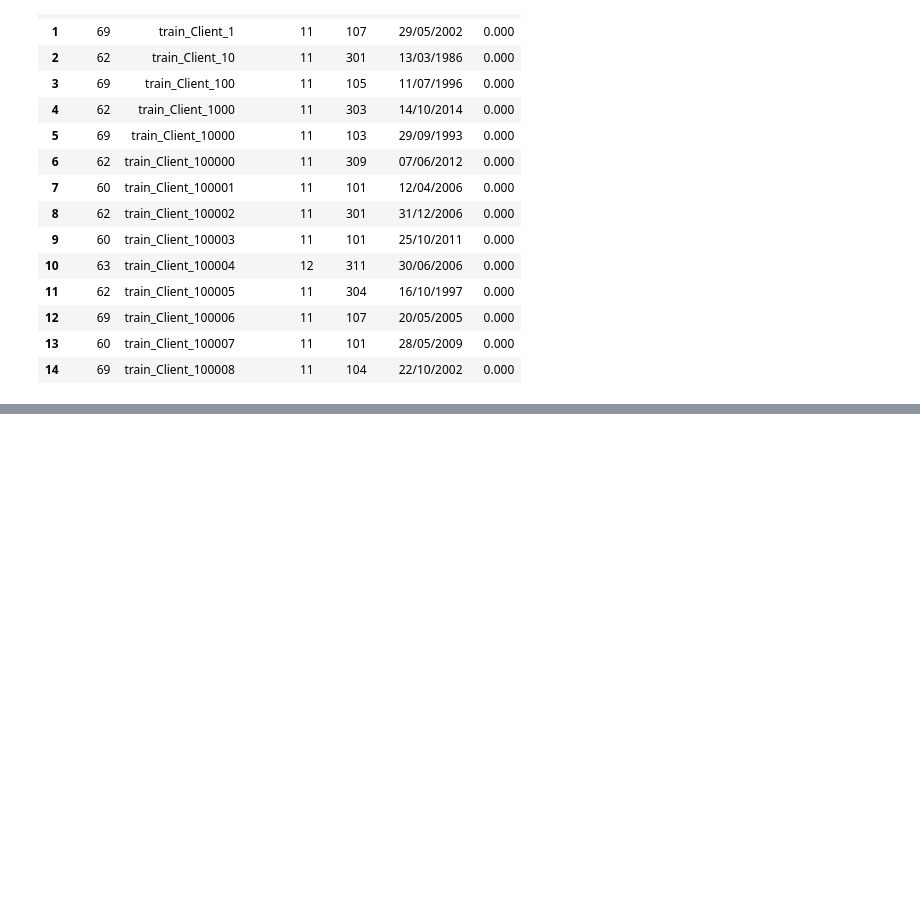
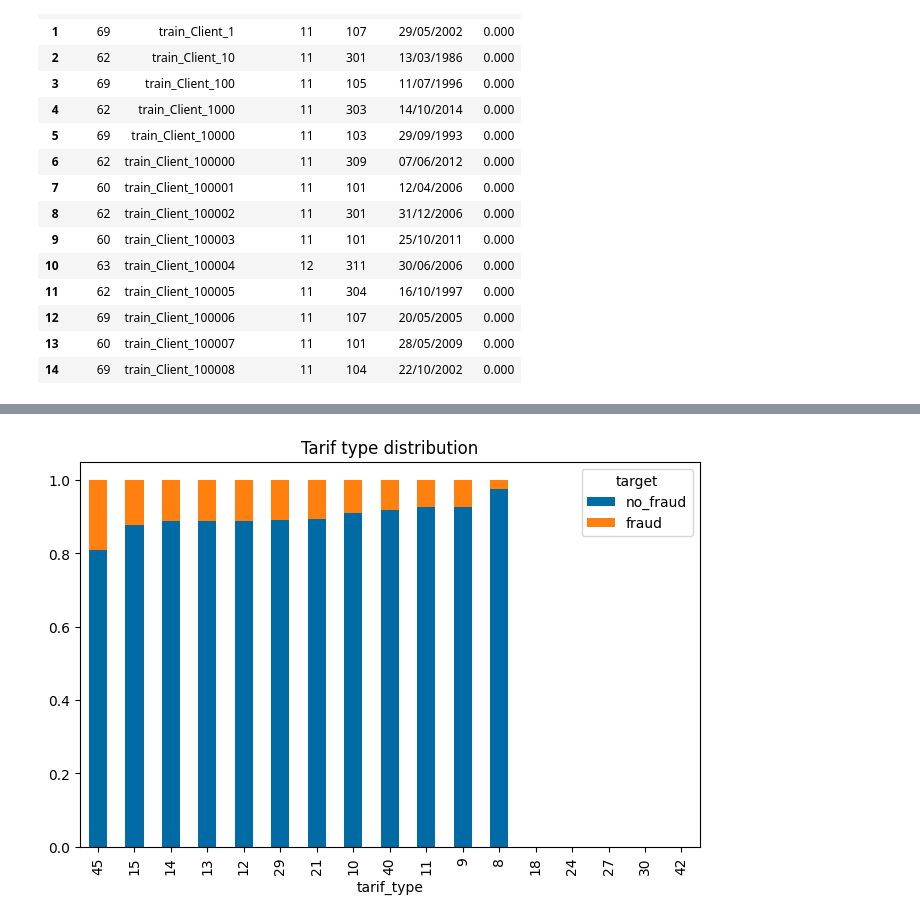
Before and after one commit to nikwilms/fraud-detection-electricity-gas-consumption, a Jupyter notebook: Initial_eda_marius.ipynb, the cells around one changed output, grey strips where cells are left out. Cells and saved outputs as stored; diff of their text form; code cells hidden in the pictures; blank space fills up the shorter version.

```diff
--- a/Initial_eda_marius.ipynb
+++ b/Initial_eda_marius.ipynb
@@ -283,0 +327,15 @@ None
+# %%
+# check relationship for between target and tarif type and plot on relative scale
+
+tarif_type = df_combined.groupby(['tarif_type', 'target'])['client_id'].count().reset_index()
+tarif_type.columns = ['tarif_type', 'target', 'count']
+tarif_type = tarif_type.pivot(index='tarif_type', columns='target', values='count')
+tarif_type['total'] = tarif_type[0] + tarif_type[1]
+tarif_type['no_fraud'] = tarif_type[0] / tarif_type['total']
+tarif_type['fraud'] = tarif_type[1] / tarif_type['total']
+tarif_type = tarif_type.sort_values(by='no_fraud')
+tarif_type[['no_fraud', 'fraud']].plot.bar(stacked=True)
+plt.title('Tarif type distribution')
+plt.show()
+# %% [output]
+[figure, added]
```
Also changed, not shown: parts of 3 cells of this notebook, 1 other file.
